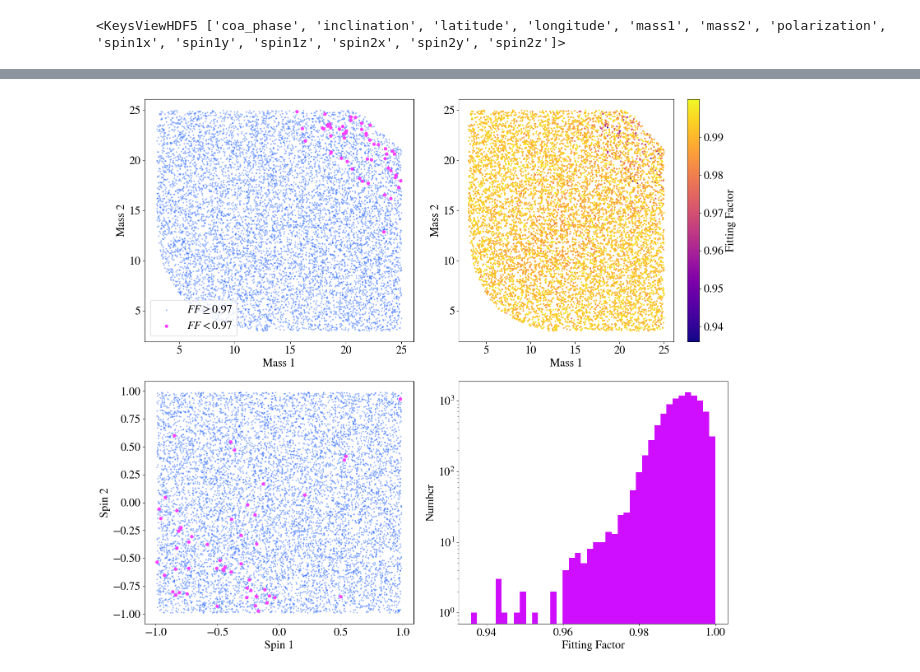
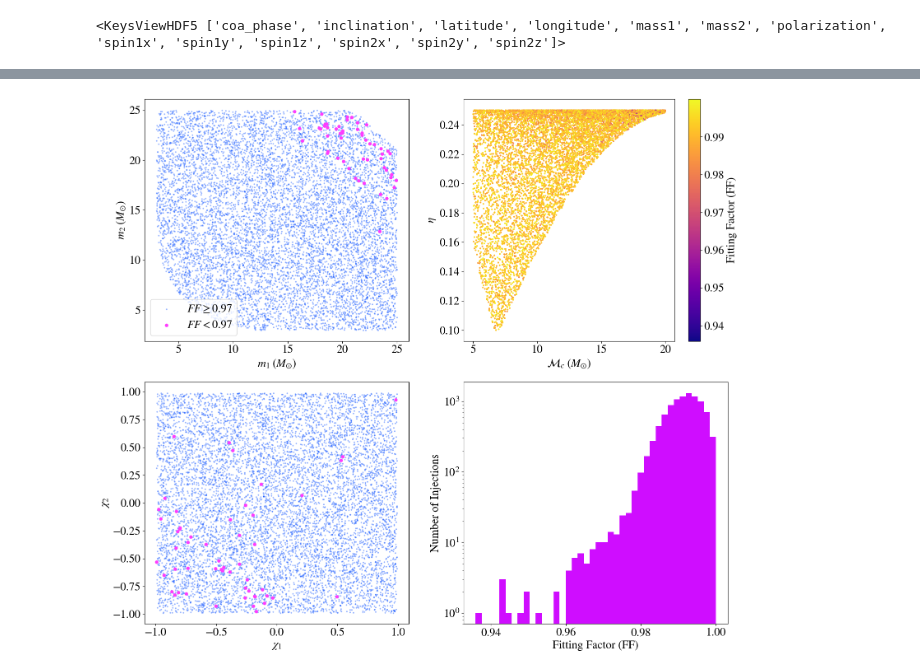
Before and after one commit to SusannaGreen/TemplateGeNN, a Jupyter notebook: Paper/PyCBCBankVerificatorSmall/InvestigationSmall.ipynb, the cells around one changed output, grey strips where cells are left out. Drawn from its saved outputs; the diff is of its cells as text; code cells hidden in the pictures.

```diff
--- a/Paper/PyCBCBankVerificatorSmall/InvestigationSmall.ipynb
+++ b/Paper/PyCBCBankVerificatorSmall/InvestigationSmall.ipynb
@@ -47,16 +48,0 @@ print(f'{(len(constrained_m1)-len(constrained_m1[constrained_match < 0.97]))/(le
-# %%
-fig, ((ax1, ax2)) = plt.subplots(nrows=1, ncols=2, figsize=(14, 6))
-
-ax1.scatter(constrained_m1[constrained_match >= 0.97], constrained_m2[constrained_match >= 0.97], color='#1c5dff', s=3, alpha=0.35, label='$FF \geq 0.97$')
-ax1.scatter(constrained_m1[constrained_match < 0.97], constrained_m2[constrained_match < 0.97], color='#fe3dfd', s=25, label='$FF < 0.97$')
-ax1.set_xlabel('Mass 1')
-ax1.set_ylabel('Mass 2')
-ax1.legend()
-
-ax2.scatter(constrained_chi1[constrained_match >= 0.97], constrained_chi2[constrained_match >= 0.97], color='#1c5dff', s=3, alpha=0.35)
-ax2.scatter(constrained_chi1[constrained_match < 0.97], constrained_chi2[constrained_match < 0.97], color='#fe3dfd', s=25)
-ax2.set_xlabel('Spin 1')
-ax2.set_ylabel('Spin 2')
-
-fig.tight_layout()
-fig.savefig('Mass_and_Spin_Match_Small.png', dpi=300, bbox_inches='tight')
@@ -81,30 +49,30 @@ plt.savefig('Mass_Small.png', dpi=300, bbox_inches='tight')
 # %%
 fig, ((ax1, ax2), (ax3, ax4)) = plt.subplots(nrows=2, ncols=2, figsize=(16, 14))
 
 ax1.scatter(constrained_m1[constrained_match >= 0.97], constrained_m2[constrained_match >= 0.97], color='#1c5dff', s=3, alpha=0.35, label='$FF \geq 0.97$')
 ax1.scatter(constrained_m1[constrained_match < 0.97], constrained_m2[constrained_match < 0.97], color='#fe3dfd', s=25, label='$FF < 0.97$')
-ax1.set_xlabel('Mass 1')
-ax1.set_ylabel('Mass 2')
+ax1.set_xlabel('$m_{1} \; (M_{\odot})$')
+ax1.set_ylabel('$m_{2} \; (M_{\odot})$')
 ax1.legend()
 
-ax2.scatter(constrained_m1, constrained_m2, c=constrained_match, s=3, cmap='plasma')
-ax2.set_xlabel('Mass 1')
-ax2.set_ylabel('Mass 2')
+ax2.scatter(constrained_mchirp, constrained_eta, c=constrained_match, s=3, cmap='plasma')
+ax2.set_xlabel('$\mathcal{M}_{c} \; (M_{\odot})$')
+ax2.set_ylabel('$\eta$')
 
 
 ax3.scatter(constrained_chi1[constrained_match >= 0.97], constrained_chi2[constrained_match >= 0.97], color='#1c5dff', s=3, alpha=0.35)
 ax3.scatter(constrained_chi1[constrained_match < 0.97], constrained_chi2[constrained_match < 0.97], color='#fe3dfd', s=25)
-ax3.set_xlabel('Spin 1')
-ax3.set_ylabel('Spin 2')
+ax3.set_xlabel('$\chi_{1}$')
+ax3.set_ylabel('$\chi_{2}$')
 
 ax4.hist(constrained_match, color='#cf0dff', bins=40)
-ax4.set_xlabel('Fitting Factor')
-ax4.set_ylabel('Number')
+ax4.set_xlabel('Fitting Factor (FF)')
+ax4.set_ylabel('Number of Injections')
 ax4.set_yscale('log')
 
 
-fig.colorbar(ax2.scatter(constrained_m1, constrained_m2, c=constrained_match, s=3, cmap='plasma'), label='Fitting Factor')
+fig.colorbar(ax2.scatter(constrained_mchirp, constrained_eta, c=constrained_match, s=3, cmap='plasma'), label='Fitting Factor (FF)')
 fig.tight_layout()
-fig.savefig('Results_Smal.png', dpi=300, bbox_inches='tight')
+fig.savefig('Results_Small.png', dpi=300, bbox_inches='tight')
 # %% [output]
-[figure, old version]
+[figure, new version]
```
Also changed, not shown: parts of 6 cells of this notebook, 20 other files.
